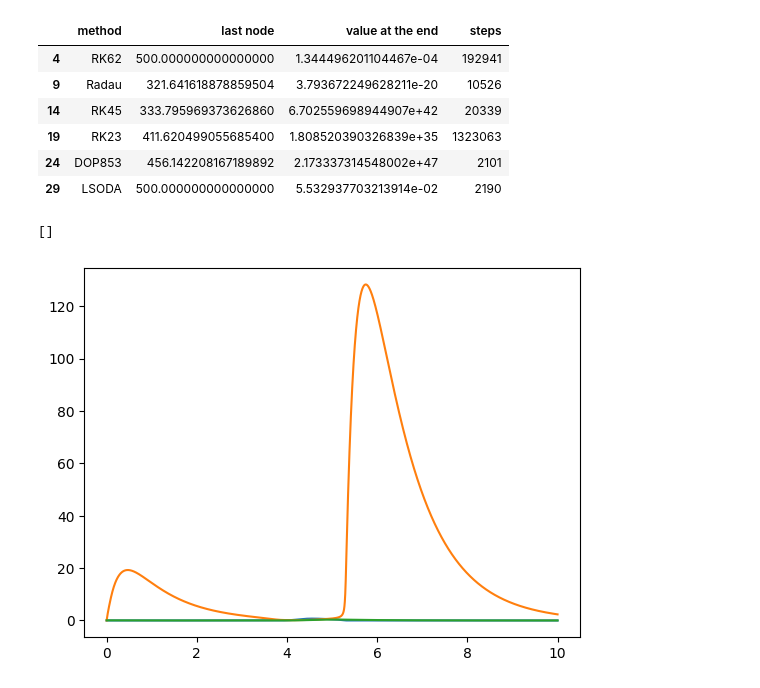
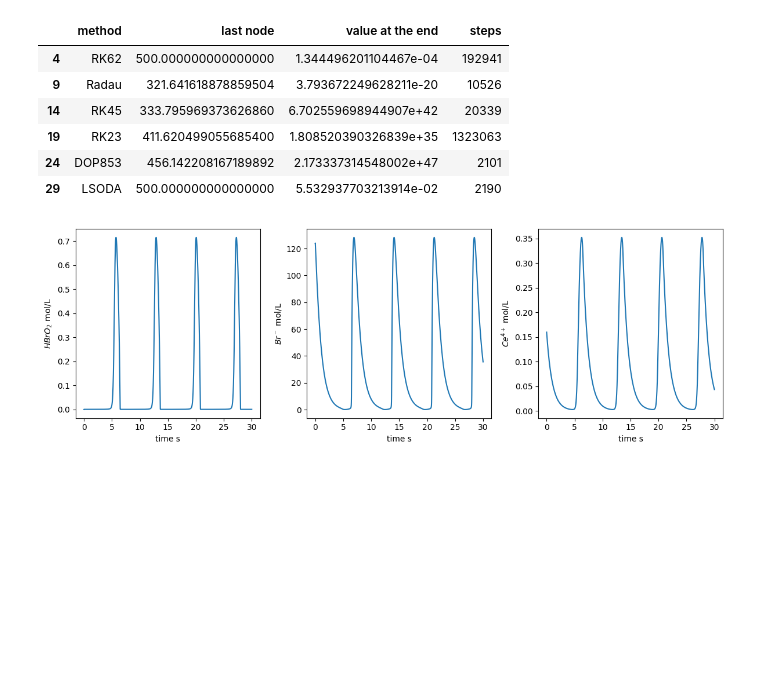
Before and after one commit to pwgrzyn/Runge-Kutta6-2-for-Thomas-Fermi, a Jupyter notebook: testy.ipynb, the cells around one changed output. Saved outputs shown, nothing was run; the diff lists cells and outputs as text; code cells hidden in the pictures; blank space fills up the shorter version.

```diff
--- a/testy.ipynb
+++ b/testy.ipynb
@@ -68,15 +68,17 @@ def _oregonator(t,z):
     b=1
     return [(a*u+q*a*v-u**2-u*v)/epsilon,(-q*a*v+f*b*w-u*v)/delta,a*u-b*w]
 # %%
-O=solver.ode_solver(_oregonator,[0.0025,1e-5,0.05],[0,10],'RK62',rtol=1e-8)
+O=solver.ode_solver(_oregonator,[0,124,0.16],[0,30],'RK62',rtol=1e-11)
 # %%
 O.solve()
 # %%
-fig=plt.figure(figsize=(10,6))
-ax=fig.add_subplot(111,projection='3d')
+names=['$HBrO_2$','$Br^-$','$Ce^{4+}$']
+fig,ax=plt.subplots(1,3,figsize=(12,4))
+for i,name in zip(range(3),names):
+    ax[i].plot(O.time,O.sol[:,i])
+    ax[i].set_ylabel(f'{name} mol/L')
+    ax[i].set_xlabel("time s")
+plt.tight_layout()
+plt.show()
+# %% [output]
+[figure, added]
-# %%
-plt.plot(O.time,O.sol)
-plt.plot()
-# %% [output]
-[]
-[figure, removed]
```
Also changed, not shown: parts of 2 cells of this notebook.
